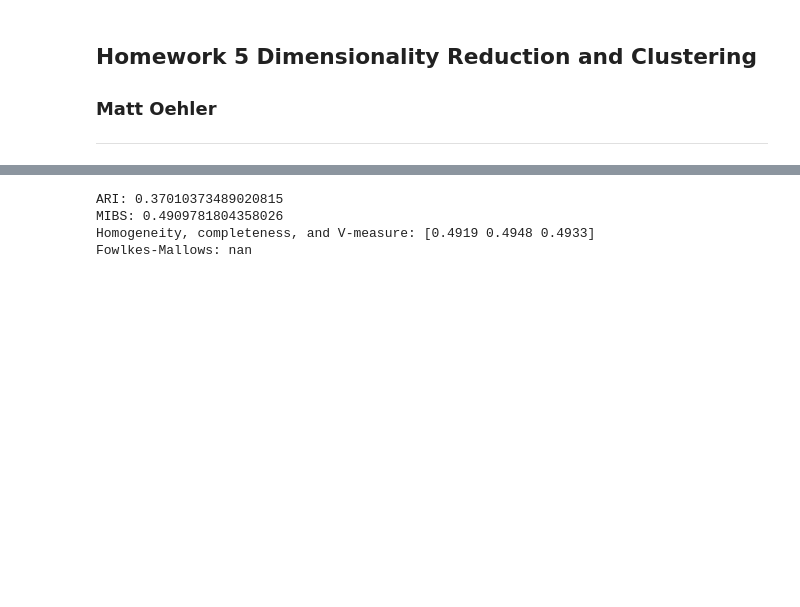
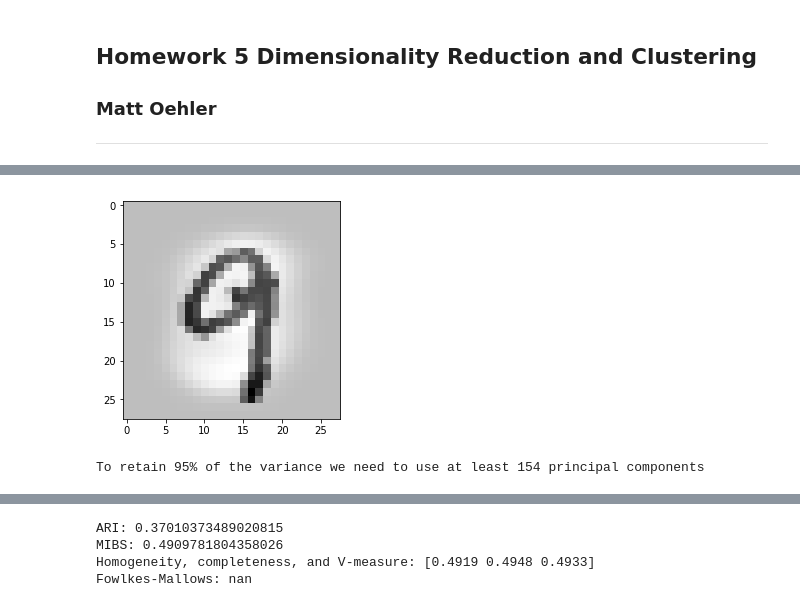
Before and after one commit to mjoehler94/BYU_Econ213R_Projects, a Jupyter notebook: Homeworks/Hw5/Hw5_DimReduction_and_Clustering.ipynb, the cells around one changed output, grey strips where cells are left out. Saved outputs shown, nothing was run; the diff lists cells and outputs as text; code cells hidden in the pictures; blank space fills up the shorter version.

```diff
--- a/Homeworks/Hw5/Hw5_DimReduction_and_Clustering.ipynb
+++ b/Homeworks/Hw5/Hw5_DimReduction_and_Clustering.ipynb
@@ -247,0 +45,19 @@ KMeans(algorithm='auto', copy_x=True, init='k-means++', max_iter=300,
+# %%
+# scale data and plot a sample scaled image
+X_scaled = StandardScaler(with_std=False).fit_transform(X)
+plt.imshow(X_scaled[55555].reshape(28,28), cmap=plt.get_cmap('Greys'))
+plt.show()
+# %% [output]
+[figure, added]
+# %%
+#PCA for MNIST
+#note that sklearn does the necessary scaling for us
+pca = PCA(n_components=400)
+X_pca = pca.fit_transform(X_scaled) #use smaller dataset to save run-time
+cum_ratio = np.cumsum(pca.explained_variance_ratio_)
+
+#how many components do we need?
+index_95 = np.argmax(cum_ratio >= 0.95)
+print("To retain 95% of the variance we need to use at least {} principal components".format(index_95+1))
+# %% [output]
+To retain 95% of the variance we need to use at least 154 principal components
```
Also changed, not shown: parts of 45 cells of this notebook.
